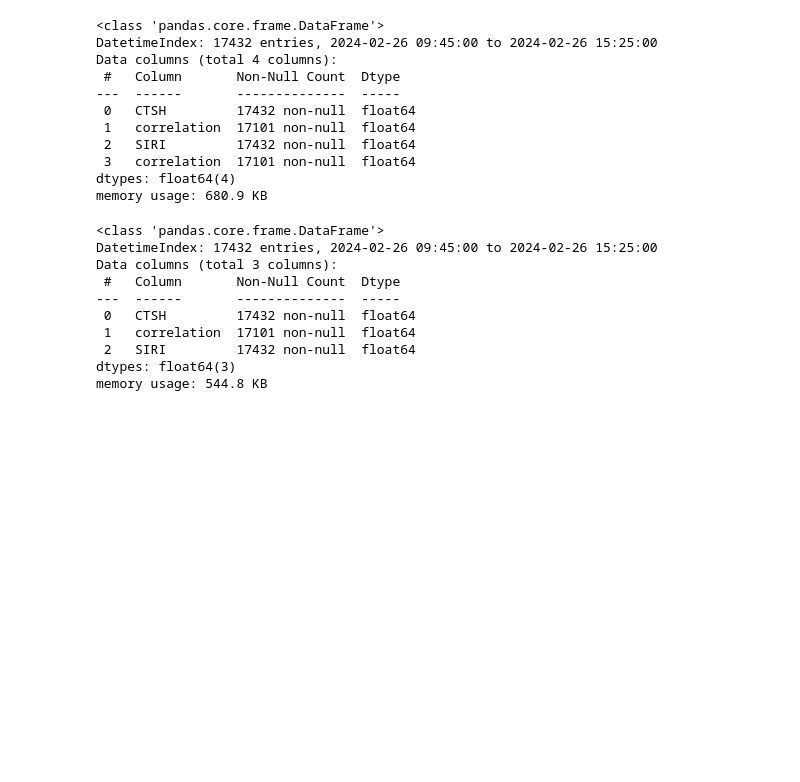
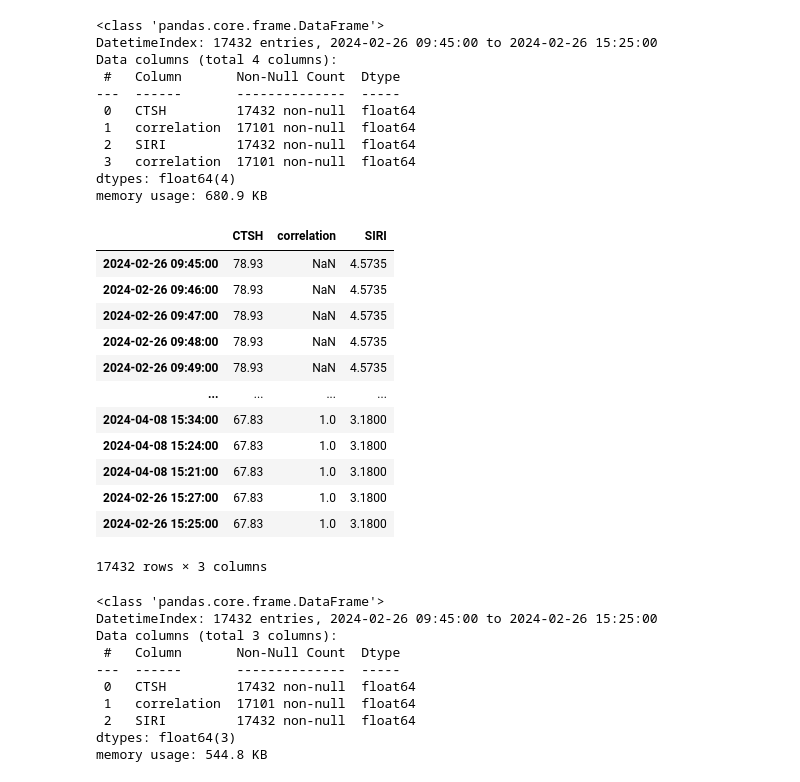
Before and after one commit to blackswan-quants/nasdaq_causal-analysis_lstm, a Jupyter notebook: stationary_case.ipynb, the cells around one changed output. Saved outputs shown, nothing was run; the diff lists cells and outputs as text; code cells hidden in the pictures; blank space fills up the shorter version.

```diff
--- a/stationary_case.ipynb
+++ b/stationary_case.ipynb
@@ -69,6 +72,22 @@ memory usage: 680.9 KB
 # %%
 # Drop one of the 'correlation' columns from final_df
 final_df = final_df.loc[:, ~final_df.columns.duplicated()]
+# %%
+final_df
+# %% [output]
+|  | CTSH | correlation | SIRI |
+| 2024-02-26 09:45:00 | 78.93 | NaN | 4.5735 |
+| 2024-02-26 09:46:00 | 78.93 | NaN | 4.5735 |
+| 2024-02-26 09:47:00 | 78.93 | NaN | 4.5735 |
+| 2024-02-26 09:48:00 | 78.93 | NaN | 4.5735 |
+| 2024-02-26 09:49:00 | 78.93 | NaN | 4.5735 |
+| ... | ... | ... | ... |
+| 2024-04-08 15:34:00 | 67.83 | 1.0 | 3.1800 |
+| 2024-04-08 15:24:00 | 67.83 | 1.0 | 3.1800 |
+| 2024-04-08 15:21:00 | 67.83 | 1.0 | 3.1800 |
+| 2024-02-26 15:27:00 | 67.83 | 1.0 | 3.1800 |
+| 2024-02-26 15:25:00 | 67.83 | 1.0 | 3.1800 |
+17432 rows × 3 columns
 # %%
 final_df.info()
 # %% [output]
```
Also changed, not shown: parts of 8 cells of this notebook, 4 other files.
